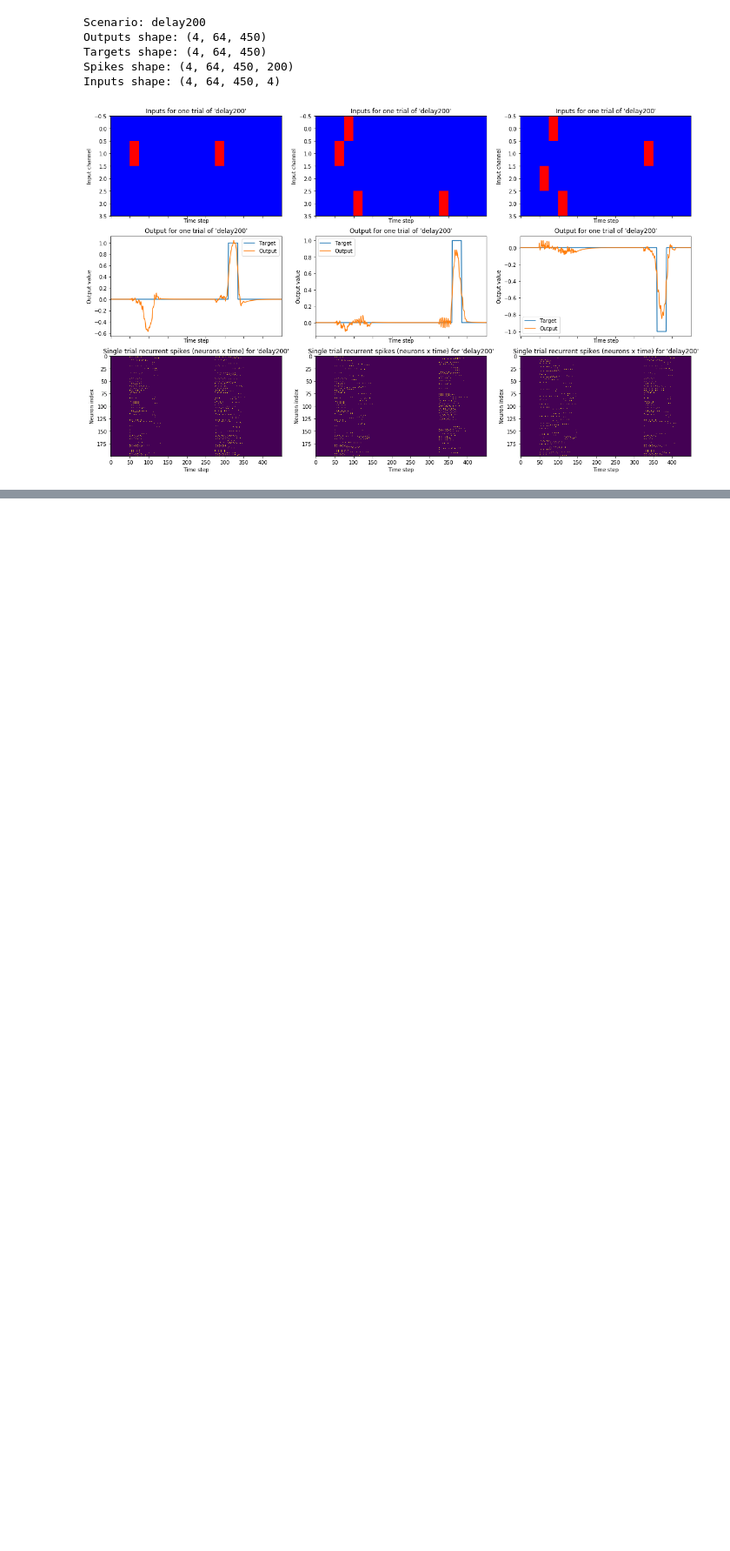
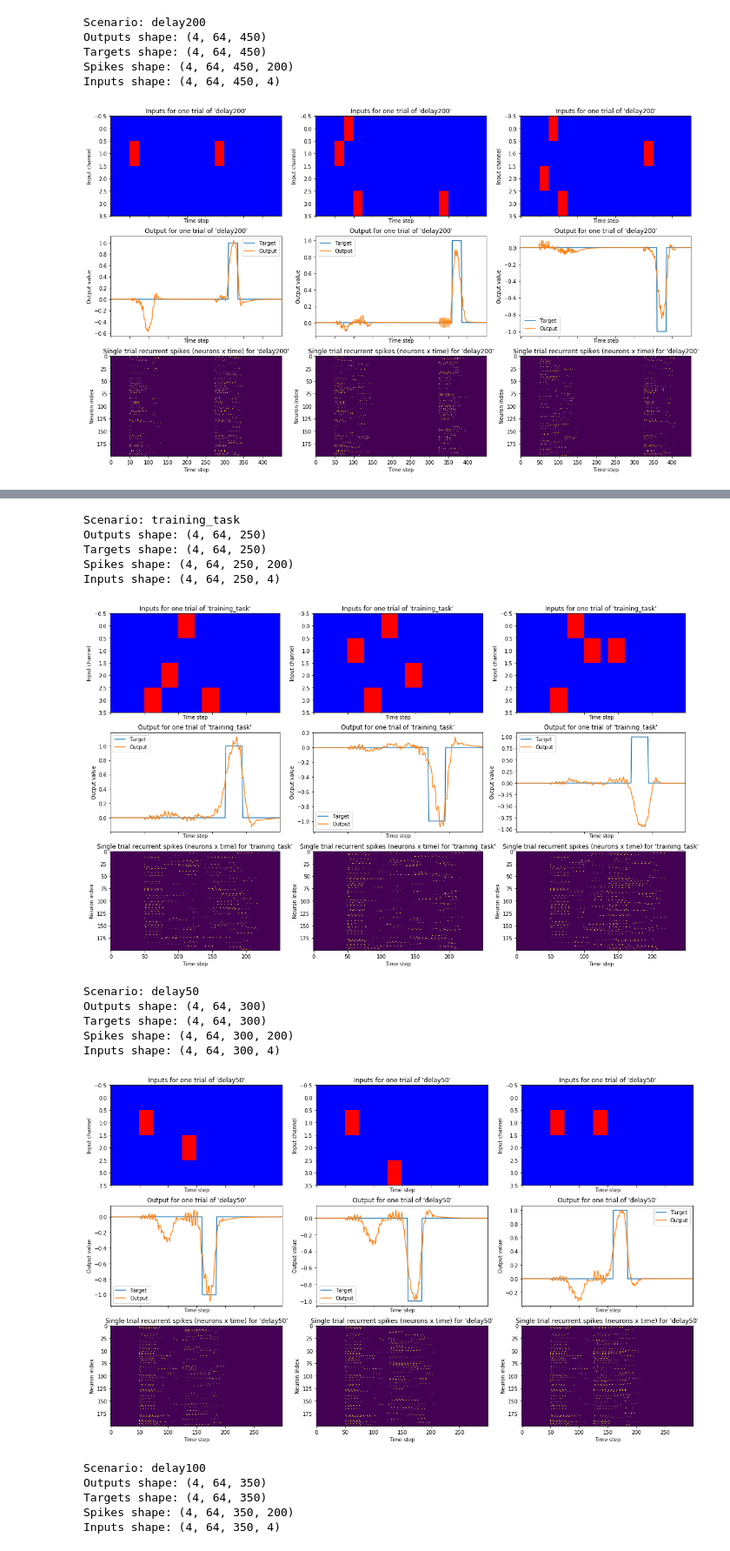
Before and after one commit to renee-tung/eligibility_propagation, a Jupyter notebook: sternberg_training/model_eval_pretrain_jitter.ipynb, the cells around one changed output, grey strips where cells are left out. Shown at 87% size. Drawn from its saved outputs; the diff is of its cells as text; code cells hidden in the pictures; blank space fills up the shorter version.

```diff
--- a/sternberg_training/model_eval_pretrain_jitter.ipynb
+++ b/sternberg_training/model_eval_pretrain_jitter.ipynb
@@ -702,0 +931,54 @@ Inputs shape: (4, 64, 450, 4)
+# %%
+# plot per_scenario_payload, or just payload
+
+for scenario_name, payload in per_scenario_payload.items():
+    print(f"Scenario: {scenario_name}")
+    print("Outputs shape:", np.array(payload['outputs']).shape)
+    print("Targets shape:", np.array(payload['targets']).shape)
+    print("Spikes shape:", np.array(payload['spikes']).shape)
+    print("Inputs shape:", np.array(payload['inputs']).shape)
+
+    outputs = payload['outputs']
+    targets = payload['targets']
+    spikes = payload['spikes']
+    inputs = payload['inputs']
+
+    fig, axs = plt.subplots(3, 3, figsize=(20, 12), sharex=True)
+    for trial_idx in range(3):
+
+        axs[0,trial_idx].imshow(inputs[0][trial_idx,:,:].T, aspect='auto', cmap='bwr')
+        axs[0,trial_idx].set_xlabel('Time step')
+        axs[0,trial_idx].set_ylabel('Input channel')
+        axs[0,trial_idx].set_title(f"Inputs for one trial of '{scenario_name}'")
+
+        axs[1,trial_idx].plot(targets[0][trial_idx,:], label='Target')
+        axs[1,trial_idx].plot(outputs[0][trial_idx,:], label='Output')
+        axs[1,trial_idx].set_xlabel('Time step')
+        axs[1,trial_idx].set_ylabel('Output value')
+        axs[1,trial_idx].set_title(f"Output for one trial of '{scenario_name}'")
+        axs[1,trial_idx].legend()
+
+        axs[2,trial_idx].imshow(spikes[0][trial_idx,:,:].T, aspect='auto', interpolation='nearest')
+        axs[2,trial_idx].set_xlabel('Time step')
+        axs[2,trial_idx].set_ylabel('Neuron index')
+        axs[2,trial_idx].set_title(f"Single trial recurrent spikes (neurons x time) for '{scenario_name}'")
+
+    plt.show()
+# %% [output]
+Scenario: training_task
+Outputs shape: (4, 64, 250)
+Targets shape: (4, 64, 250)
+Spikes shape: (4, 64, 250, 200)
+Inputs shape: (4, 64, 250, 4)
+[figure, added]
+Scenario: delay50
+Outputs shape: (4, 64, 300)
+Targets shape: (4, 64, 300)
+Spikes shape: (4, 64, 300, 200)
+Inputs shape: (4, 64, 300, 4)
+[figure, added]
+Scenario: delay100
+Outputs shape: (4, 64, 350)
+Targets shape: (4, 64, 350)
+Spikes shape: (4, 64, 350, 200)
+Inputs shape: (4, 64, 350, 4)
```
Also changed, not shown: parts of 29 cells of this notebook, 2 other files.
